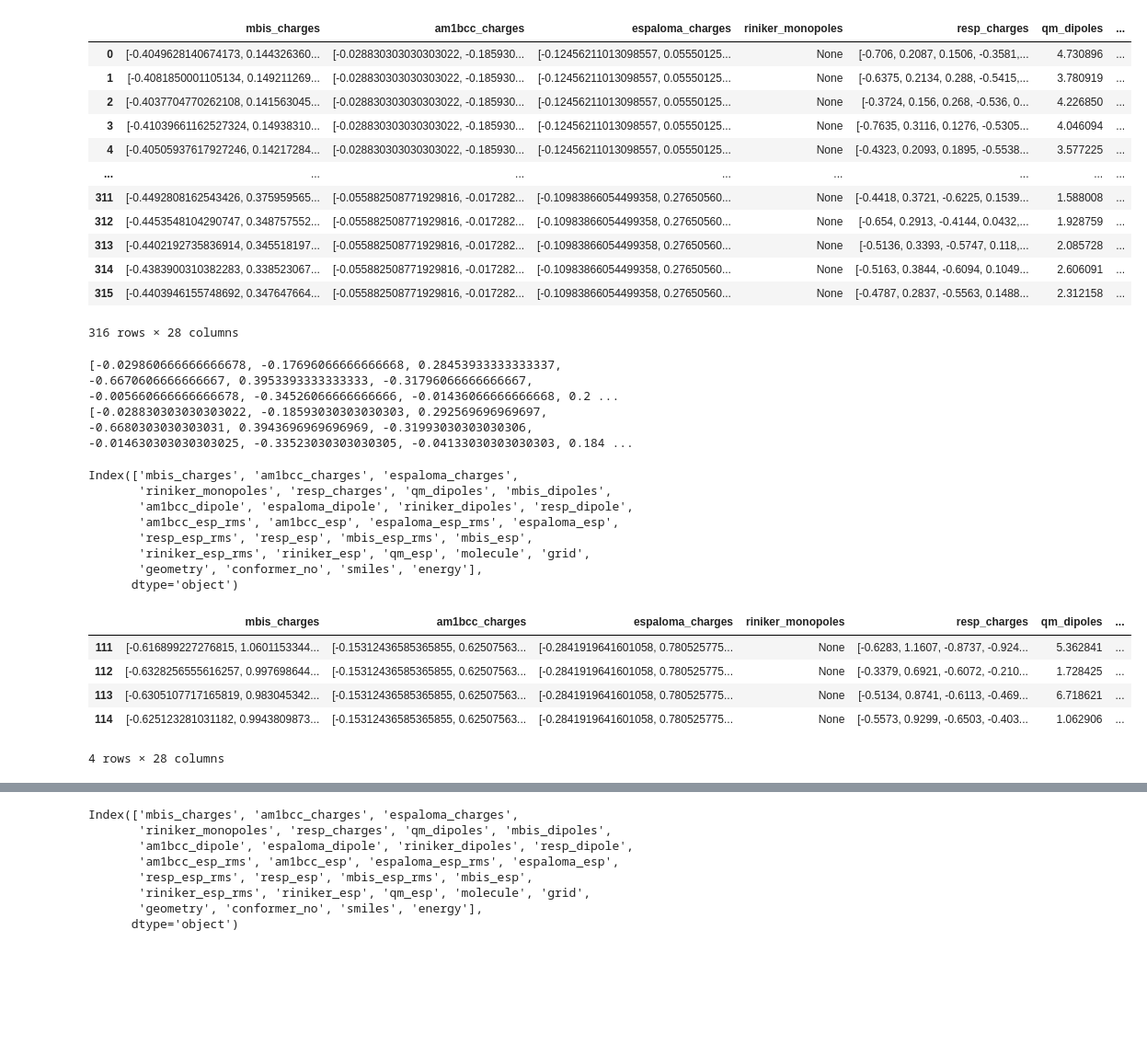
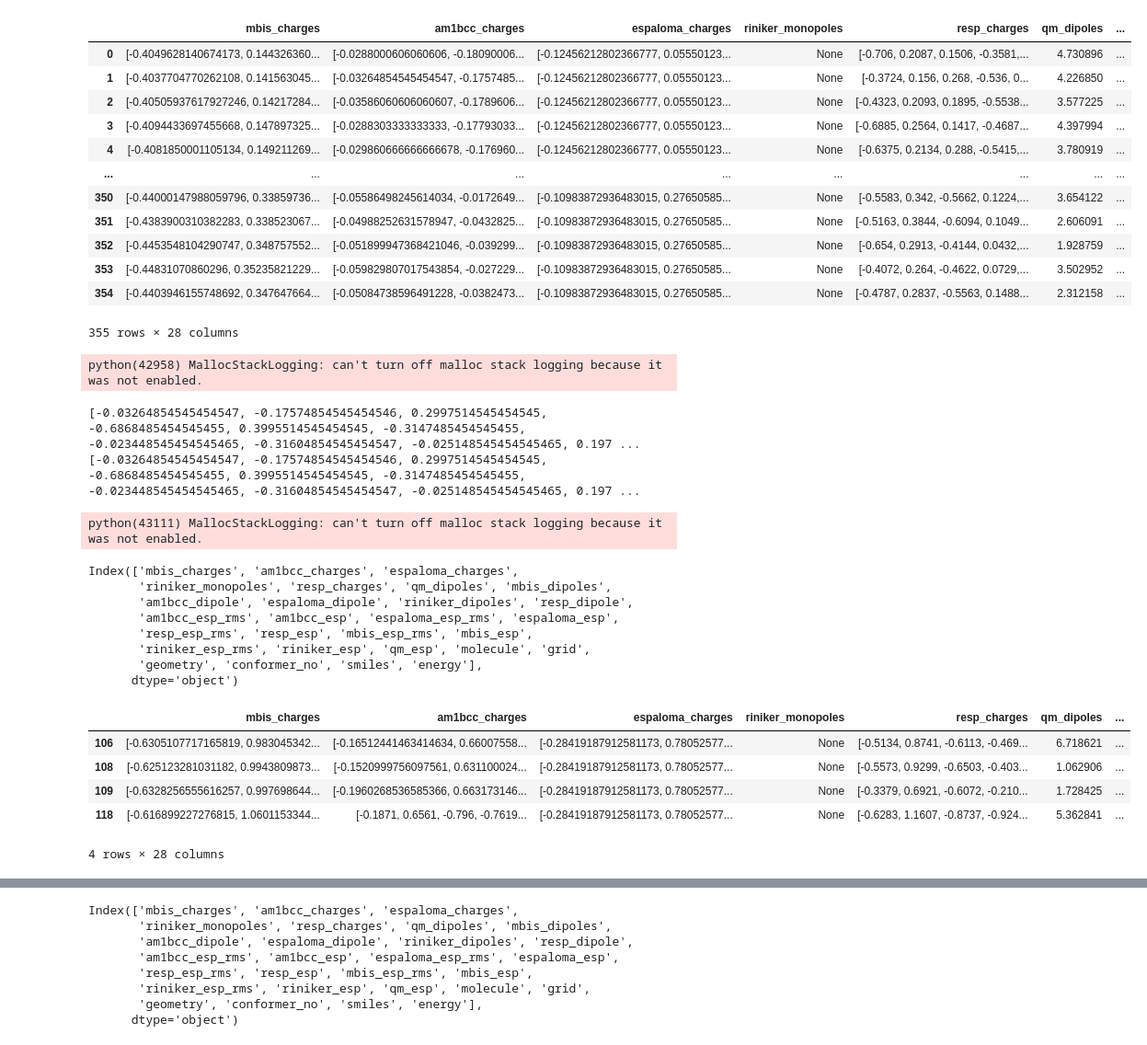
Before and after one commit to bismuthadams1/charge_paper, a Jupyter notebook: conformer_test/explore_parquet.ipynb, the cells around one changed output, grey strips where cells are left out. Shown at 92% size. Saved outputs shown, nothing was run; the diff lists cells and outputs as text; code cells hidden in the pictures; blank space fills up the shorter version.

```diff
--- a/conformer_test/explore_parquet.ipynb
+++ b/conformer_test/explore_parquet.ipynb
@@ -36,24 +36,23 @@ def kde(x, y, ax = None, **kwargs):
     kernel = stats.gaussian_kde(x)(y)
     ax.scatter(x, y, c=kernel, s=5)
 # %%
-# parquet = "./charge_models_no_riniker_2.parquet"
-parquet = "./charge_models_am1bcc_default.parquet"
+parquet = "./charge_models_no_riniker_2.parquet"
 df = pd.read_parquet(parquet)
 df
 # %% [output]
 |  | mbis_charges | am1bcc_charges | espaloma_charges | riniker_monopoles | resp_charges | qm_dipoles | ... |
-| 0 | [-0.4049628140674173, 0.144326360... | [-0.028830303030303022, -0.185930... | [-0.12456211013098557, 0.05550125... | None | [-0.706, 0.2087, 0.1506, -0.3581,... | 4.730896 | ... |
-| 1 | [-0.4081850001105134, 0.149211269... | [-0.028830303030303022, -0.185930... | [-0.12456211013098557, 0.05550125... | None | [-0.6375, 0.2134, 0.288, -0.5415,... | 3.780919 | ... |
-| 2 | [-0.4037704770262108, 0.141563045... | [-0.028830303030303022, -0.185930... | [-0.12456211013098557, 0.05550125... | None | [-0.3724, 0.156, 0.268, -0.536, 0... | 4.226850 | ... |
-| 3 | [-0.41039661162527324, 0.14938310... | [-0.028830303030303022, -0.185930... | [-0.12456211013098557, 0.05550125... | None | [-0.7635, 0.3116, 0.1276, -0.5305... | 4.046094 | ... |
-| 4 | [-0.40505937617927246, 0.14217284... | [-0.028830303030303022, -0.185930... | [-0.12456211013098557, 0.05550125... | None | [-0.4323, 0.2093, 0.1895, -0.5538... | 3.577225 | ... |
+| 0 | [-0.4049628140674173, 0.144326360... | [-0.0288000606060606, -0.18090006... | [-0.12456212802366777, 0.05550123... | None | [-0.706, 0.2087, 0.1506, -0.3581,... | 4.730896 | ... |
+| 1 | [-0.4037704770262108, 0.141563045... | [-0.03264854545454547, -0.1757485... | [-0.12456212802366777, 0.05550123... | None | [-0.3724, 0.156, 0.268, -0.536, 0... | 4.226850 | ... |
+| 2 | [-0.40505937617927246, 0.14217284... | [-0.03586060606060607, -0.1789606... | [-0.12456212802366777, 0.05550123... | None | [-0.4323, 0.2093, 0.1895, -0.5538... | 3.577225 | ... |
+| 3 | [-0.4094433697455668, 0.147897325... | [-0.0288303333333333, -0.17793033... | [-0.12456212802366777, 0.05550123... | None | [-0.6885, 0.2564, 0.1417, -0.4687... | 4.397994 | ... |
+| 4 | [-0.4081850001105134, 0.149211269... | [-0.029860666666666678, -0.176960... | [-0.12456212802366777, 0.05550123... | None | [-0.6375, 0.2134, 0.288, -0.5415,... | 3.780919 | ... |
 | ... | ... | ... | ... | ... | ... | ... | ... |
-| 311 | [-0.4492808162543426, 0.375959565... | [-0.055882508771929816, -0.017282... | [-0.10983866054499358, 0.27650560... | None | [-0.4418, 0.3721, -0.6225, 0.1539... | 1.588008 | ... |
-| 312 | [-0.4453548104290747, 0.348757552... | [-0.055882508771929816, -0.017282... | [-0.10983866054499358, 0.27650560... | None | [-0.654, 0.2913, -0.4144, 0.0432,... | 1.928759 | ... |
-| 313 | [-0.4402192735836914, 0.345518197... | [-0.055882508771929816, -0.017282... | [-0.10983866054499358, 0.27650560... | None | [-0.5136, 0.3393, -0.5747, 0.118,... | 2.085728 | ... |
-| 314 | [-0.4383900310382283, 0.338523067... | [-0.055882508771929816, -0.017282... | [-0.10983866054499358, 0.27650560... | None | [-0.5163, 0.3844, -0.6094, 0.1049... | 2.606091 | ... |
-| 315 | [-0.4403946155748692, 0.347647664... | [-0.055882508771929816, -0.017282... | [-0.10983866054499358, 0.27650560... | None | [-0.4787, 0.2837, -0.5563, 0.1488... | 2.312158 | ... |
+| 350 | [-0.44000147988059796, 0.33859736... | [-0.05586498245614034, -0.0172649... | [-0.10983872936483015, 0.27650585... | None | [-0.5583, 0.342, -0.5662, 0.1224,... | 3.654122 | ... |
+| 351 | [-0.4383900310382283, 0.338523067... | [-0.04988252631578947, -0.0432825... | [-0.10983872936483015, 0.27650585... | None | [-0.5163, 0.3844, -0.6094, 0.1049... | 2.606091 | ... |
+| 352 | [-0.4453548104290747, 0.348757552... | [-0.051899947368421046, -0.039299... | [-0.10983872936483015, 0.27650585... | None | [-0.654, 0.2913, -0.4144, 0.0432,... | 1.928759 | ... |
+| 353 | [-0.44831070860296, 0.35235821229... | [-0.059829807017543854, -0.027229... | [-0.10983872936483015, 0.27650585... | None | [-0.4072, 0.264, -0.4622, 0.0729,... | 3.502952 | ... |
+| 354 | [-0.4403946155748692, 0.347647664... | [-0.05084738596491228, -0.0382473... | [-0.10983872936483015, 0.27650585... | None | [-0.4787, 0.2837, -0.5563, 0.1488... | 2.312158 | ... |
-316 rows × 28 columns
+355 rows × 28 columns
 # %%
 number = 1
 mapped_smiles = df.iloc[number]['molecule']
@@ -64,8 +63,10 @@ mol.assign_partial_charges(partial_charge_method="am1bcc",use_conformers=[geom])
 print(mol.partial_charges.flatten().m.tolist())
 print(df.iloc[number]['am1bcc_charges'].flatten().tolist())
 # %% [output]
-[-0.029860666666666678, -0.17696066666666668, 0.28453933333333337, -0.6670606666666667, 0.3953393333333333, -0.31796066666666667, -0.005660666666666678, -0.34526066666666666, -0.01436066666666668, 0.2 ...
-[-0.028830303030303022, -0.18593030303030303, 0.292569696969697, -0.6680303030303031, 0.3943696969696969, -0.31993030303030306, -0.014630303030303025, -0.33523030303030305, -0.04133030303030303, 0.184 ...
+python(42958) MallocStackLogging: can't turn off malloc stack logging because it was not enabled.
+[-0.03264854545454547, -0.17574854545454546, 0.2997514545454545, -0.6868485454545455, 0.3995514545454545, -0.3147485454545455, -0.023448545454545465, -0.31604854545454547, -0.025148545454545465, 0.197 ...
+[-0.03264854545454547, -0.17574854545454546, 0.2997514545454545, -0.6868485454545455, 0.3995514545454545, -0.3147485454545455, -0.023448545454545465, -0.31604854545454547, -0.025148545454545465, 0.197 ...
+python(43111) MallocStackLogging: can't turn off malloc stack logging because it was not enabled.
 # %%
 df.iloc[0].keys()
 # %% [output]
@@ -81,10 +82,10 @@ Index(['mbis_charges', 'am1bcc_charges', 'espaloma_charges',
 df[df['molecule'] == '[C:1]([C:2](=[O:3])[O:4][C:5]([C:6]1=[C:7]([C:24](=[O:25])[O-:26])[N:8]2[C@@:9]([H:32])([C@@:10]([N:13]([C:14](=[O:15])[C:16]([C:17]3=[C:18]([H:37])[C:19]([H:38])=[C:20]([H:39])[S:21]3)([H:35])[H:36])[H:34])([H:33])[C:11]2=[O:12])[S:22][C:23]1([H:40])[H:41])([H:30])[H:31])([H:27])([H:28])[H:29]']
 # %% [output]
 |  | mbis_charges | am1bcc_charges | espaloma_charges | riniker_monopoles | resp_charges | qm_dipoles | ... |
-| 111 | [-0.616899227276815, 1.0601153344... | [-0.15312436585365855, 0.62507563... | [-0.2841919641601058, 0.780525775... | None | [-0.6283, 1.1607, -0.8737, -0.924... | 5.362841 | ... |
-| 112 | [-0.6328256555616257, 0.997698644... | [-0.15312436585365855, 0.62507563... | [-0.2841919641601058, 0.780525775... | None | [-0.3379, 0.6921, -0.6072, -0.210... | 1.728425 | ... |
-| 113 | [-0.6305107717165819, 0.983045342... | [-0.15312436585365855, 0.62507563... | [-0.2841919641601058, 0.780525775... | None | [-0.5134, 0.8741, -0.6113, -0.469... | 6.718621 | ... |
-| 114 | [-0.625123281031182, 0.9943809873... | [-0.15312436585365855, 0.62507563... | [-0.2841919641601058, 0.780525775... | None | [-0.5573, 0.9299, -0.6503, -0.403... | 1.062906 | ... |
+| 106 | [-0.6305107717165819, 0.983045342... | [-0.16512441463414634, 0.66007558... | [-0.28419187912581173, 0.78052577... | None | [-0.5134, 0.8741, -0.6113, -0.469... | 6.718621 | ... |
+| 108 | [-0.625123281031182, 0.9943809873... | [-0.1520999756097561, 0.631100024... | [-0.28419187912581173, 0.78052577... | None | [-0.5573, 0.9299, -0.6503, -0.403... | 1.062906 | ... |
+| 109 | [-0.6328256555616257, 0.997698644... | [-0.1960268536585366, 0.663173146... | [-0.28419187912581173, 0.78052577... | None | [-0.3379, 0.6921, -0.6072, -0.210... | 1.728425 | ... |
+| 118 | [-0.616899227276815, 1.0601153344... | [-0.1871, 0.6561, -0.796, -0.7619... | [-0.28419187912581173, 0.78052577... | None | [-0.6283, 1.1607, -0.8737, -0.924... | 5.362841 | ... |
 4 rows × 28 columns
 # %%
 
```
Also changed, not shown: parts of 5 cells of this notebook.
